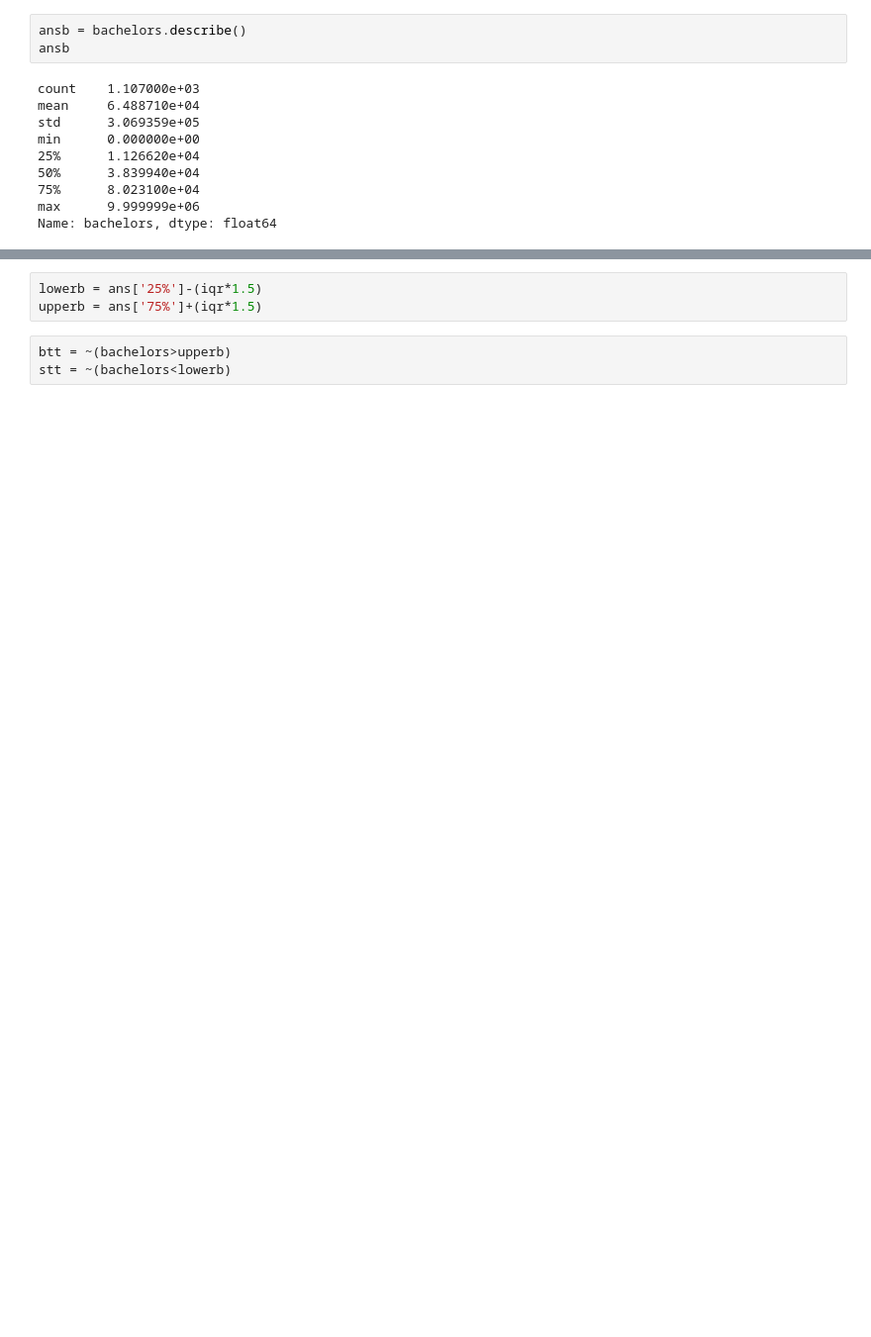
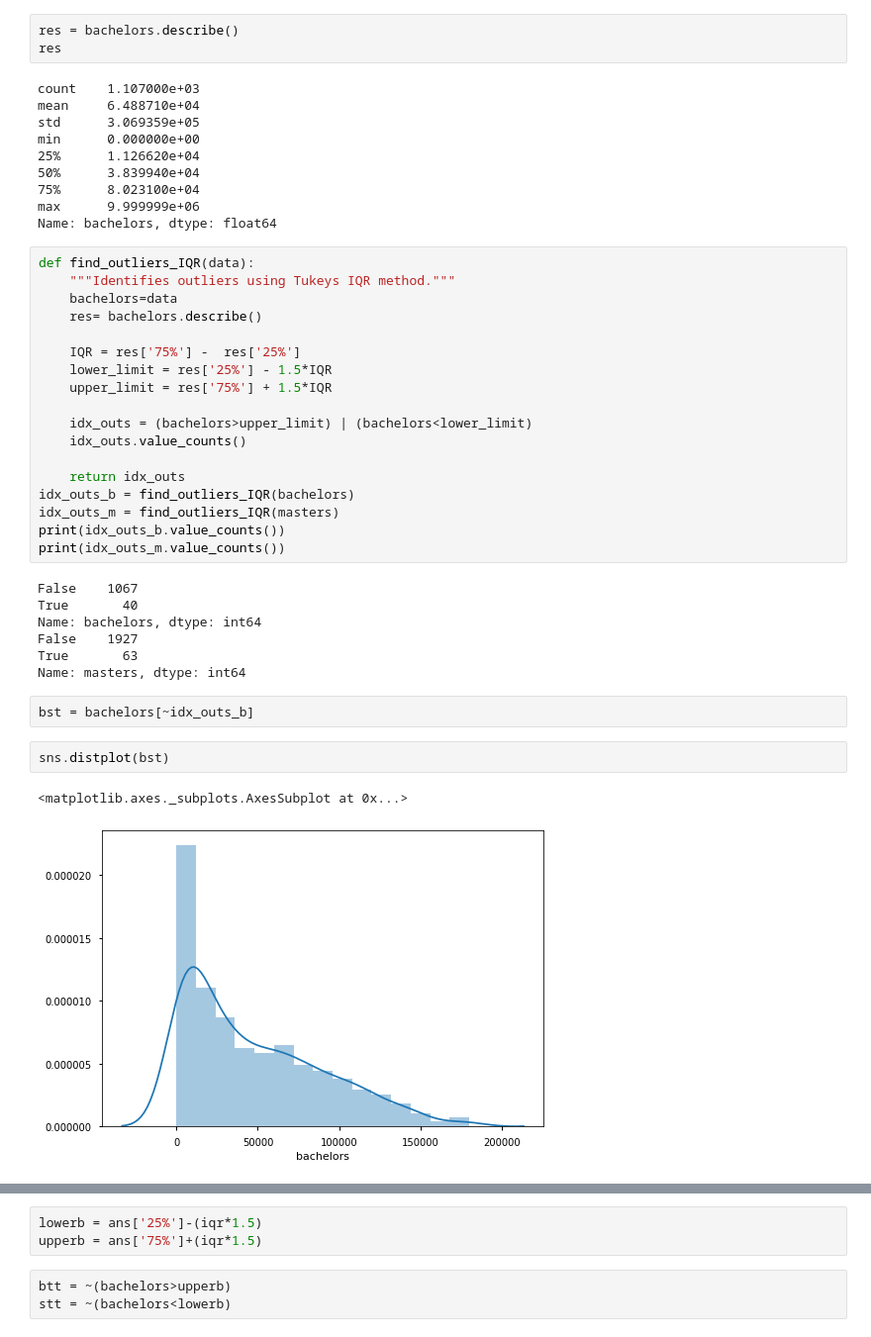
Before and after one commit to andiosika/dsc-in-depth-ab-testing-lab-online-ds-pt-100719, a Jupyter notebook: index-Copy1.ipynb, the cells around one changed output, grey strips where cells are left out. Shown at 99% size. Saved outputs shown, nothing was run; the diff lists cells and outputs as text; blank space fills up the shorter version.

```diff
--- a/index-Copy1.ipynb
+++ b/index-Copy1.ipynb
@@ -205,6 +410,6 @@ mst = masters[bigger_than_thresh | smaller_than_thresh].rename(masters)
 # %%
-ansb = bachelors.describe()
-ansb
+res = bachelors.describe()
+res
 # %% [output]
 count    1.107000e+03
 mean     6.488710e+04
@@ -215,3 +420,35 @@ min      0.000000e+00
 75%      8.023100e+04
 max      9.999999e+06
 Name: bachelors, dtype: float64
+# %%
+def find_outliers_IQR(data):
+    """Identifies outliers using Tukeys IQR method."""
+    bachelors=data
+    res= bachelors.describe()
+
+    IQR = res['75%'] -  res['25%']
+    lower_limit = res['25%'] - 1.5*IQR
+    upper_limit = res['75%'] + 1.5*IQR
+
+    idx_outs = (bachelors>upper_limit) | (bachelors<lower_limit)
+    idx_outs.value_counts()
+
+    return idx_outs
+idx_outs_b = find_outliers_IQR(bachelors)
+idx_outs_m = find_outliers_IQR(masters)
+print(idx_outs_b.value_counts())
+print(idx_outs_m.value_counts())
+# %% [output]
+False    1067
+True       40
+Name: bachelors, dtype: int64
+False    1927
+True       63
+Name: masters, dtype: int64
+# %%
+bst = bachelors[~idx_outs_b]
+# %%
+sns.distplot(bst)
+# %% [output]
+<matplotlib.axes._subplots.AxesSubplot at 0x...>
+[figure, added]
```
Also changed, not shown: parts of 52 cells of this notebook.
